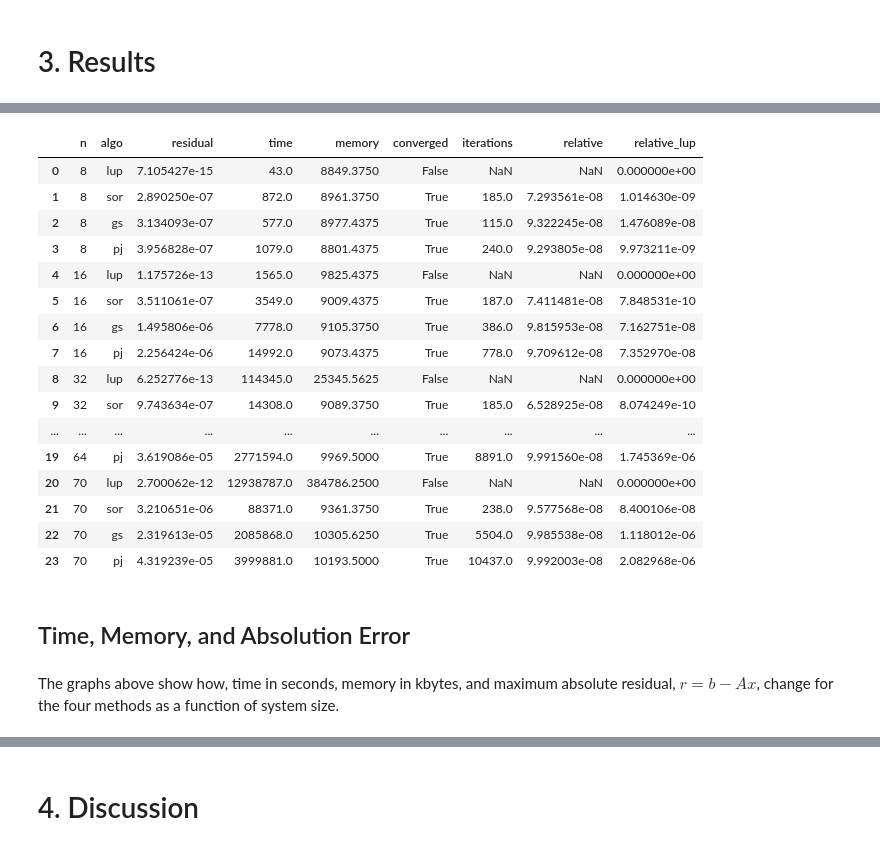
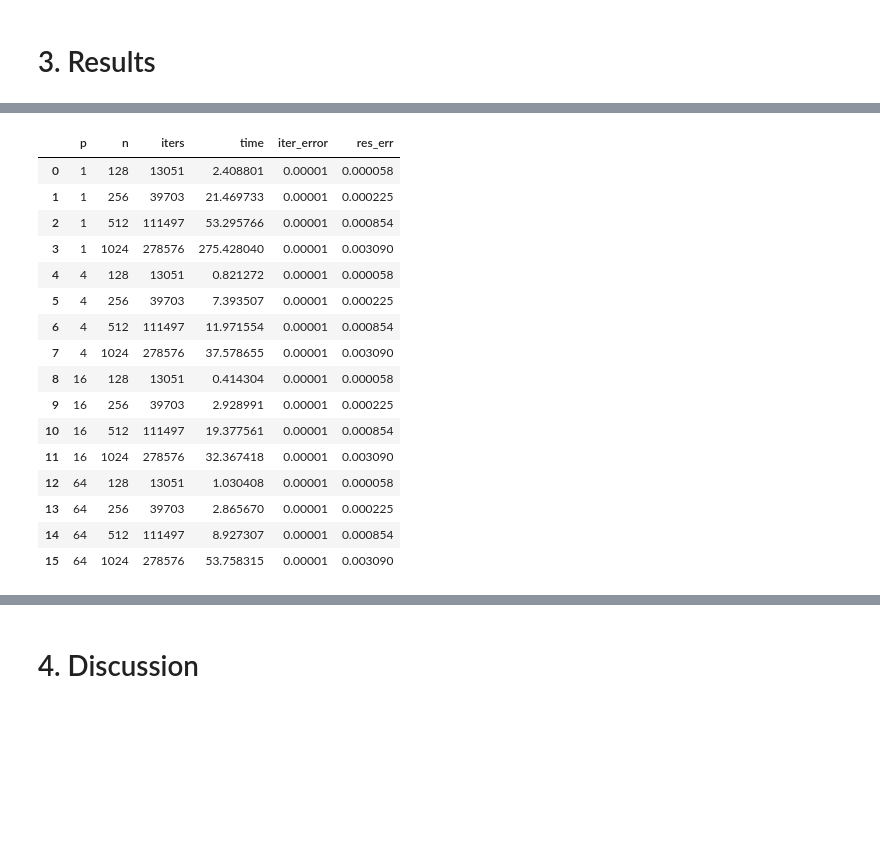
Before and after one commit to kshumilov/NE591, a Jupyter notebook: submissions/shumilov_project04/analysis/analysis.ipynb, the cells around one changed output, grey strips where cells are left out. Cells and saved outputs as stored; diff of their text form; code cells hidden in the pictures; blank space fills up the shorter version.

```diff
--- a/submissions/shumilov_project04/analysis/analysis.ipynb
+++ b/submissions/shumilov_project04/analysis/analysis.ipynb
@@ -91,27 +96,22 @@ Below is the table with the results of the calculations. Note that "converged" f
 # %%
 df = pd.read_csv(tests_dir / 'data.csv', index_col=0)
-df['time'] /= 1e3
-df['memory'] /= 1024
+df.reset_index(inplace=True)
 df
 # %% [output]
-|  | n | algo | residual | time | memory | converged | iterations | relative | relative_lup |
-| 0 | 8 | lup | 7.105427e-15 | 43.0 | 8849.3750 | False | NaN | NaN | 0.000000e+00 |
-| 1 | 8 | sor | 2.890250e-07 | 872.0 | 8961.3750 | True | 185.0 | 7.293561e-08 | 1.014630e-09 |
-| 2 | 8 | gs | 3.134093e-07 | 577.0 | 8977.4375 | True | 115.0 | 9.322245e-08 | 1.476089e-08 |
-| 3 | 8 | pj | 3.956828e-07 | 1079.0 | 8801.4375 | True | 240.0 | 9.293805e-08 | 9.973211e-09 |
-| 4 | 16 | lup | 1.175726e-13 | 1565.0 | 9825.4375 | False | NaN | NaN | 0.000000e+00 |
-| 5 | 16 | sor | 3.511061e-07 | 3549.0 | 9009.4375 | True | 187.0 | 7.411481e-08 | 7.848531e-10 |
-| 6 | 16 | gs | 1.495806e-06 | 7778.0 | 9105.3750 | True | 386.0 | 9.815953e-08 | 7.162751e-08 |
-| 7 | 16 | pj | 2.256424e-06 | 14992.0 | 9073.4375 | True | 778.0 | 9.709612e-08 | 7.352970e-08 |
-| 8 | 32 | lup | 6.252776e-13 | 114345.0 | 25345.5625 | False | NaN | NaN | 0.000000e+00 |
-| 9 | 32 | sor | 9.743634e-07 | 14308.0 | 9089.3750 | True | 185.0 | 6.528925e-08 | 8.074249e-10 |
-| ... | ... | ... | ... | ... | ... | ... | ... | ... | ... |
-| 19 | 64 | pj | 3.619086e-05 | 2771594.0 | 9969.5000 | True | 8891.0 | 9.991560e-08 | 1.745369e-06 |
-| 20 | 70 | lup | 2.700062e-12 | 12938787.0 | 384786.2500 | False | NaN | NaN | 0.000000e+00 |
-| 21 | 70 | sor | 3.210651e-06 | 88371.0 | 9361.3750 | True | 238.0 | 9.577568e-08 | 8.400106e-08 |
-| 22 | 70 | gs | 2.319613e-05 | 2085868.0 | 10305.6250 | True | 5504.0 | 9.985538e-08 | 1.118012e-06 |
-| 23 | 70 | pj | 4.319239e-05 | 3999881.0 | 10193.5000 | True | 10437.0 | 9.992003e-08 | 2.082968e-06 |
+|  | p | n | iters | time | iter_error | res_err |
+| 0 | 1 | 128 | 13051 | 2.408801 | 0.00001 | 0.000058 |
+| 1 | 1 | 256 | 39703 | 21.469733 | 0.00001 | 0.000225 |
+| 2 | 1 | 512 | 111497 | 53.295766 | 0.00001 | 0.000854 |
+| 3 | 1 | 1024 | 278576 | 275.428040 | 0.00001 | 0.003090 |
+| 4 | 4 | 128 | 13051 | 0.821272 | 0.00001 | 0.000058 |
+| 5 | 4 | 256 | 39703 | 7.393507 | 0.00001 | 0.000225 |
+| 6 | 4 | 512 | 111497 | 11.971554 | 0.00001 | 0.000854 |
+| 7 | 4 | 1024 | 278576 | 37.578655 | 0.00001 | 0.003090 |
+| 8 | 16 | 128 | 13051 | 0.414304 | 0.00001 | 0.000058 |
+| 9 | 16 | 256 | 39703 | 2.928991 | 0.00001 | 0.000225 |
+| 10 | 16 | 512 | 111497 | 19.377561 | 0.00001 | 0.000854 |
+| 11 | 16 | 1024 | 278576 | 32.367418 | 0.00001 | 0.003090 |
+| 12 | 64 | 128 | 13051 | 1.030408 | 0.00001 | 0.000058 |
+| 13 | 64 | 256 | 39703 | 2.865670 | 0.00001 | 0.000225 |
+| 14 | 64 | 512 | 111497 | 8.927307 | 0.00001 | 0.000854 |
+| 15 | 64 | 1024 | 278576 | 53.758315 | 0.00001 | 0.003090 |
-# %% [markdown]
-## Time, Memory, and Absolution Error
-# %% [markdown]
-The graphs above show how, time in seconds, memory in kbytes, and maximum absolute residual, $r = b - Ax$, change for the four methods as a function of system size.
```
Also changed, not shown: parts of 19 cells of this notebook, 13 other files.
